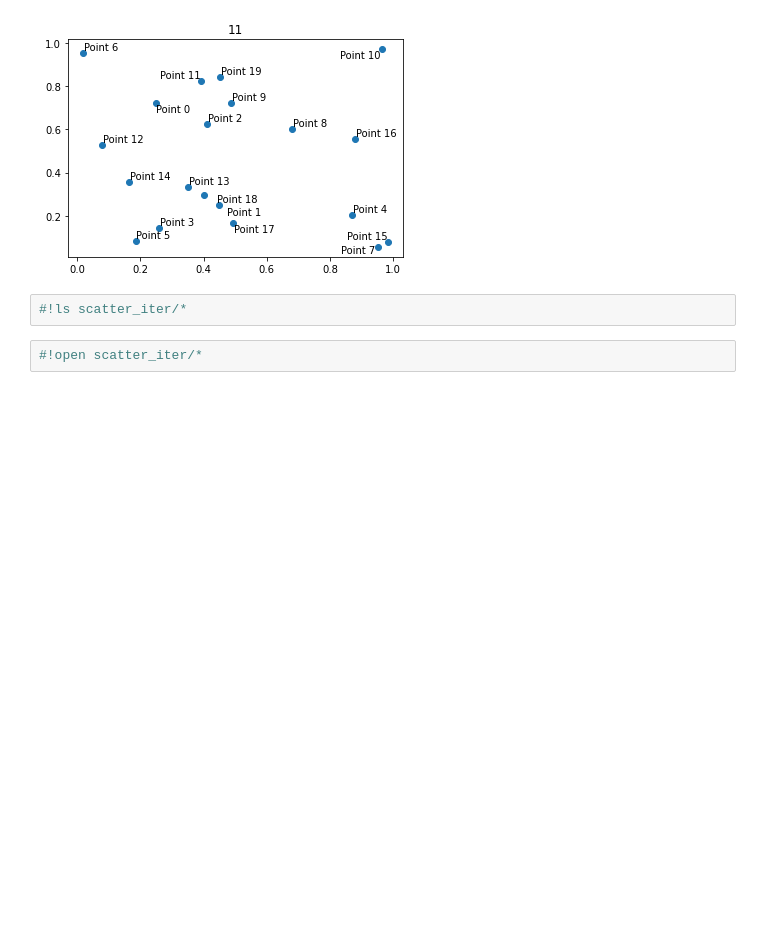
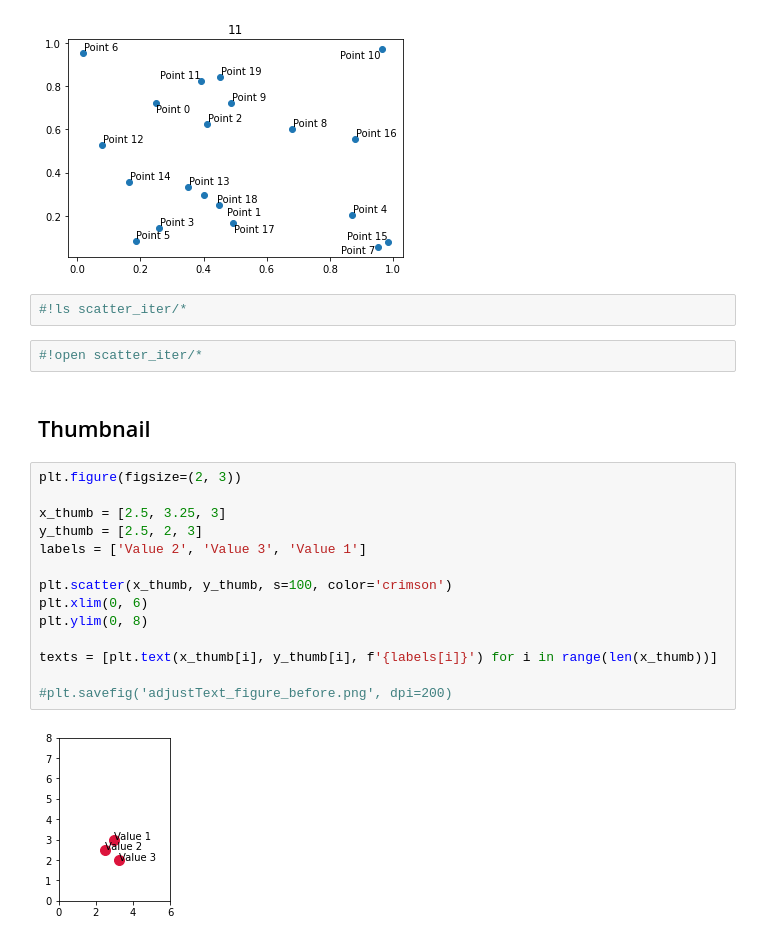
Before and after one commit to kimfetti/Videos, a Jupyter notebook: Additional_Content/adjust_text_demo.ipynb, the cells around one changed output. Cells and saved outputs as stored; diff of their text form; blank space fills up the shorter version.

Commit message:
add thumbnail figures

```diff
--- a/Additional_Content/adjust_text_demo.ipynb
+++ b/Additional_Content/adjust_text_demo.ipynb
@@ -145,3 +145,21 @@ adjust_text(texts, save_steps=True, save_prefix='scatter_iter/')
 #!ls scatter_iter/*
 # %%
 #!open scatter_iter/*
+# %% [markdown]
+## Thumbnail
+# %%
+plt.figure(figsize=(2, 3))
+
+x_thumb = [2.5, 3.25, 3]
+y_thumb = [2.5, 2, 3]
+labels = ['Value 2', 'Value 3', 'Value 1']
+
+plt.scatter(x_thumb, y_thumb, s=100, color='crimson')
+plt.xlim(0, 6)
+plt.ylim(0, 8)
+
+texts = [plt.text(x_thumb[i], y_thumb[i], f'{labels[i]}') for i in range(len(x_thumb))]
+
+#plt.savefig('adjustText_figure_before.png', dpi=200)
+# %% [output]
+[figure, added]
```
Also changed, not shown: parts of 5 cells of this notebook.
